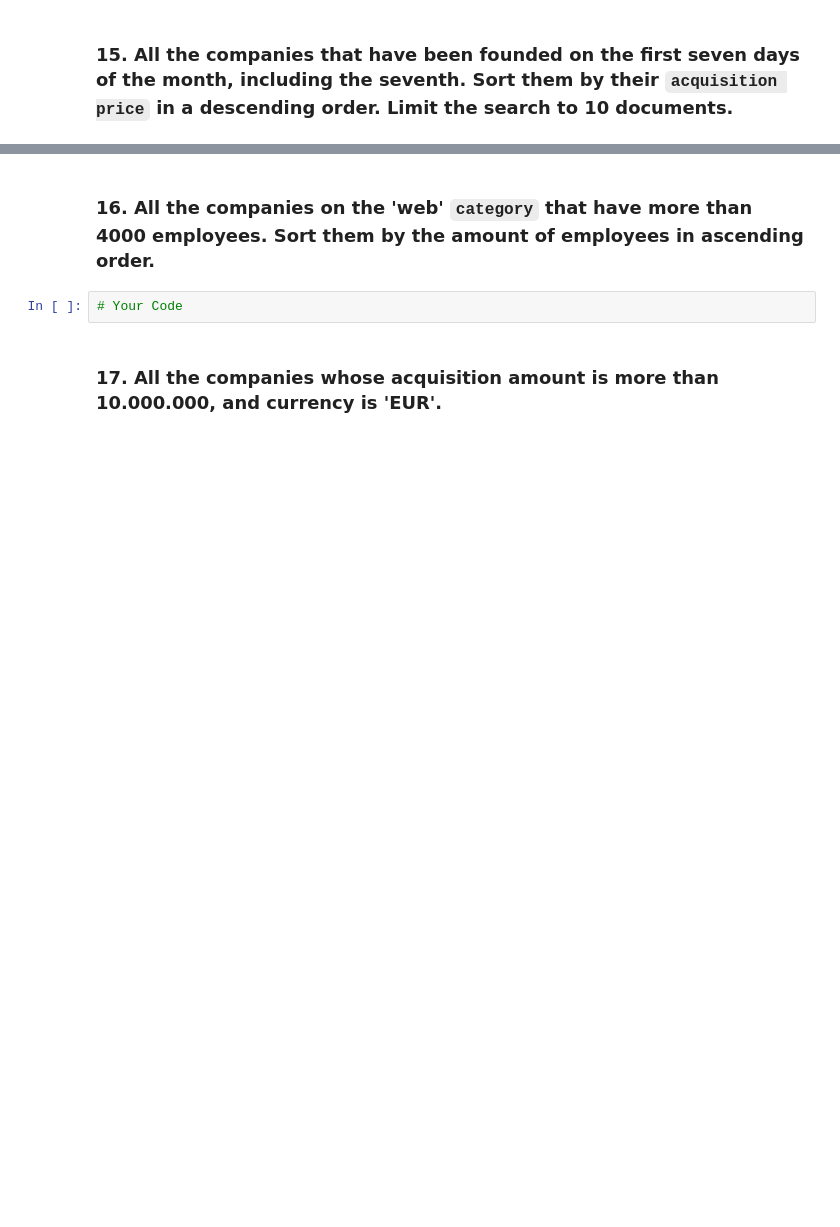
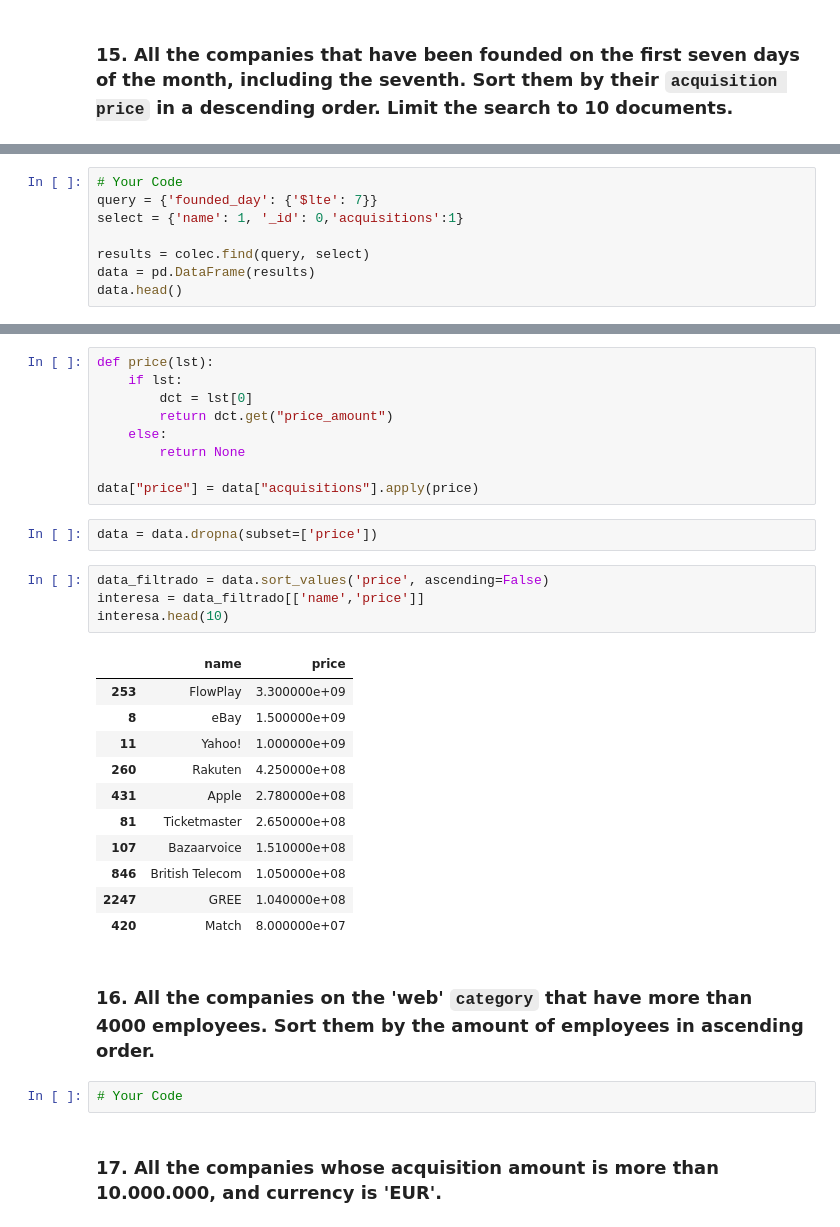
Before and after one commit to Ironhack-Data-Madrid-Abril-2023/3.4-lab_mongo, a Jupyter notebook: your_code/main.ipynb, the cells around one changed output, grey strips where cells are left out. Saved outputs shown, nothing was run; the diff lists cells and outputs as text; blank space fills up the shorter version.

```diff
--- a/your_code/main.ipynb
+++ b/your_code/main.ipynb
@@ -396,0 +409,8 @@ data_filtrado.head()
+# %%
+# Your Code
+query = {'founded_day': {'$lte': 7}}
+select = {'name': 1, '_id': 0,'acquisitions':1}
+
+results = colec.find(query, select)
+data = pd.DataFrame(results)
+data.head()
@@ -397,3 +424,30 @@ data_filtrado.head()
+# %%
+def price(lst):
+    if lst:
+        dct = lst[0]
+        return dct.get("price_amount")
+    else:
+        return None
+
+data["price"] = data["acquisitions"].apply(price)
+# %%
+data = data.dropna(subset=['price'])
+# %%
+data_filtrado = data.sort_values('price', ascending=False)
+interesa = data_filtrado[['name','price']]
+interesa.head(10)
+# %% [output]
+|  | name | price |
+| 253 | FlowPlay | 3.300000e+09 |
+| 8 | eBay | 1.500000e+09 |
+| 11 | Yahoo! | 1.000000e+09 |
+| 260 | Rakuten | 4.250000e+08 |
+| 431 | Apple | 2.780000e+08 |
+| 81 | Ticketmaster | 2.650000e+08 |
+| 107 | Bazaarvoice | 1.510000e+08 |
+| 846 | British Telecom | 1.050000e+08 |
+| 2247 | GREE | 1.040000e+08 |
+| 420 | Match | 8.000000e+07 |
 # %% [markdown]
 ### 16. All the companies on the 'web' `category` that have more than 4000 employees. Sort them by the amount of employees in ascending order.
 # %%
```
Also changed, not shown: parts of 4 cells of this notebook.
